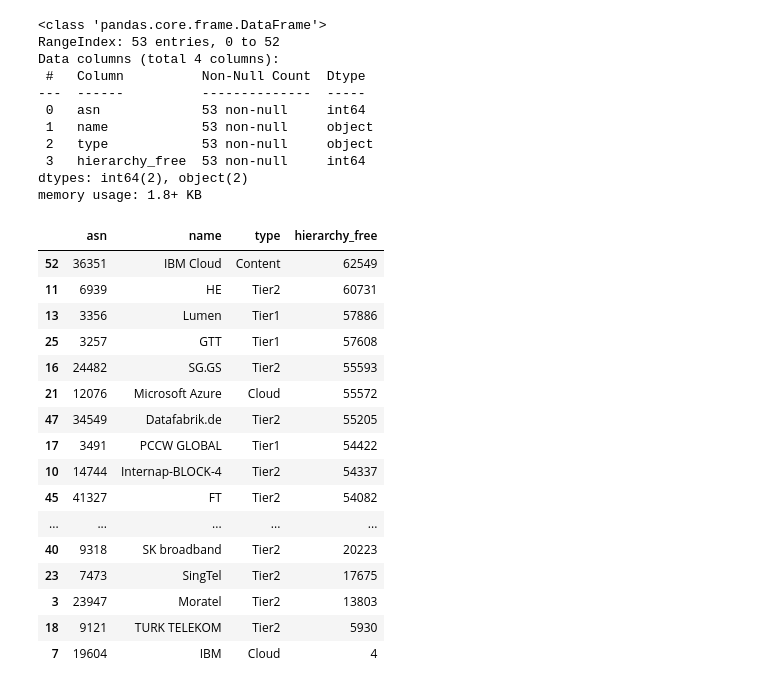
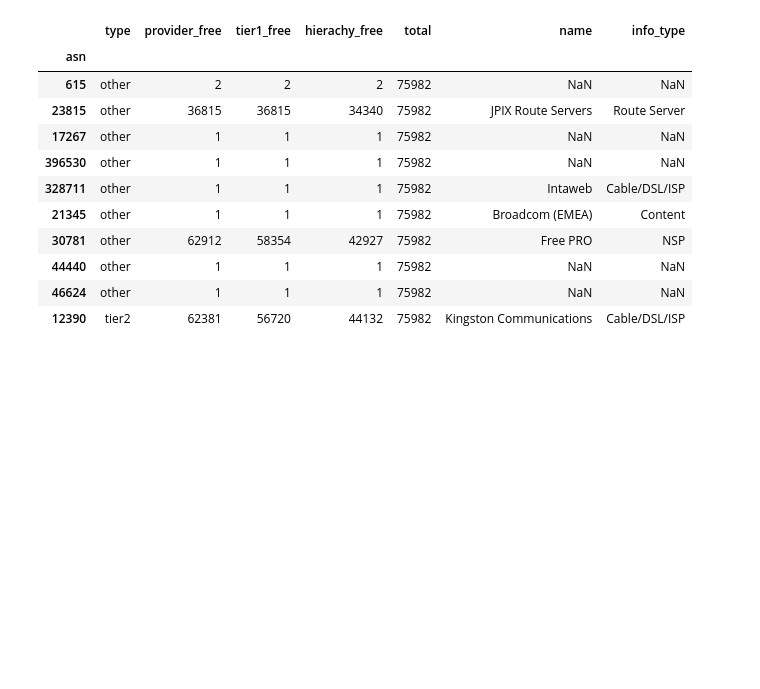
Before and after one commit to guissalustiano/measuring-the-internet-flatenning, a Jupyter notebook: analise.ipynb, the cells around one changed output. Saved outputs shown, nothing was run; the diff lists cells and outputs as text; code cells hidden in the pictures; blank space fills up the shorter version.

```diff
--- a/analise.ipynb
+++ b/analise.ipynb
@@ -4,40 +4,0 @@ import matplotlib.pyplot as plt
-# %%
-df = pd.read_csv("hierarchy_free.csv")
-
-df.info()
-
-df.sort_values(by=['hierarchy_free'], inplace=True, ascending=False)
-
-df.head(53)
-
-# - Add the AS Name
-# - Add the "category", tier 1, tier 2, tier 3
-# %% [output]
-<class 'pandas.core.frame.DataFrame'>
-RangeIndex: 53 entries, 0 to 52
-Data columns (total 4 columns):
- #   Column          Non-Null Count  Dtype
----  ------          --------------  -----
- 0   asn             53 non-null     int64
- 1   name            53 non-null     object
- 2   type            53 non-null     object
- 3   hierarchy_free  53 non-null     int64
-dtypes: int64(2), object(2)
-memory usage: 1.8+ KB
-|  | asn | name | type | hierarchy_free |
-| 52 | 36351 | IBM Cloud | Content | 62549 |
-| 11 | 6939 | HE | Tier2 | 60731 |
-| 13 | 3356 | Lumen | Tier1 | 57886 |
-| 25 | 3257 | GTT | Tier1 | 57608 |
-| 16 | 24482 | SG.GS | Tier2 | 55593 |
-| 21 | 12076 | Microsoft Azure | Cloud | 55572 |
-| 47 | 34549 | Datafabrik.de | Tier2 | 55205 |
-| 17 | 3491 | PCCW GLOBAL | Tier1 | 54422 |
-| 10 | 14744 | Internap-BLOCK-4 | Tier2 | 54337 |
-| 45 | 41327 | FT | Tier2 | 54082 |
-| ... | ... | ... | ... | ... |
-| 40 | 9318 | SK broadband | Tier2 | 20223 |
-| 23 | 7473 | SingTel | Tier2 | 17675 |
-| 3 | 23947 | Moratel | Tier2 | 13803 |
-| 18 | 9121 | TURK TELEKOM | Tier2 | 5930 |
-| 7 | 19604 | IBM | Cloud | 4 |
@@ -43,0 +16,17 @@ memory usage: 1.8+ KB
+# %%
+df = pd.read_csv("/Users/chiararizzato/Downloads/data.csv")
+df=df.set_index('asn').join(dfPeering.set_index('asn'))
+df.head(10)
+# %% [output]
+|  | type | provider_free | tier1_free | hierachy_free | total | name | info_type |
+| asn |  |  |  |  |  |  |  |
+| 615 | other | 2 | 2 | 2 | 75982 | NaN | NaN |
+| 23815 | other | 36815 | 36815 | 34340 | 75982 | JPIX Route Servers | Route Server |
+| 17267 | other | 1 | 1 | 1 | 75982 | NaN | NaN |
+| 396530 | other | 1 | 1 | 1 | 75982 | NaN | NaN |
+| 328711 | other | 1 | 1 | 1 | 75982 | Intaweb | Cable/DSL/ISP |
+| 21345 | other | 1 | 1 | 1 | 75982 | Broadcom (EMEA) | Content |
+| 30781 | other | 62912 | 58354 | 42927 | 75982 | Free PRO | NSP |
+| 44440 | other | 1 | 1 | 1 | 75982 | NaN | NaN |
+| 46624 | other | 1 | 1 | 1 | 75982 | NaN | NaN |
+| 12390 | tier2 | 62381 | 56720 | 44132 | 75982 | Kingston Communications | Cable/DSL/ISP |
```
Also changed, not shown: parts of 5 cells of this notebook.
